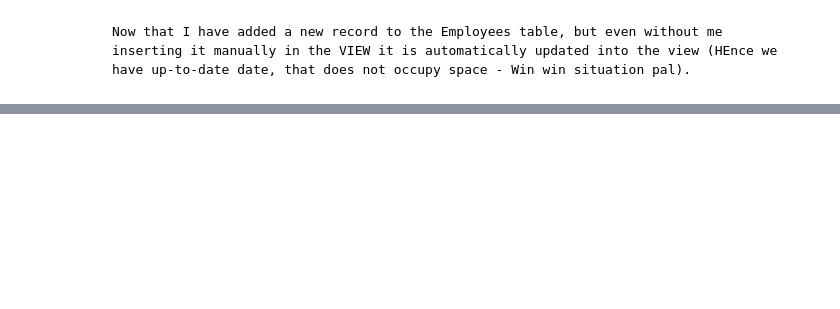
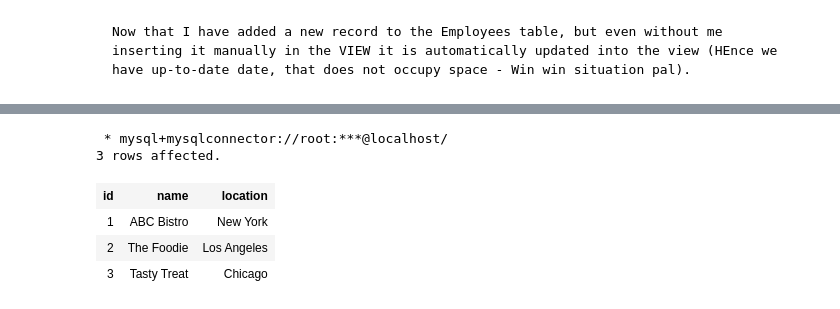
Before and after one commit to LShreeChaithanya/Solid_fundamentals_SQL, a Jupyter notebook: sql_learning.ipynb, the cells around one changed output, grey strips where cells are left out. Drawn from its saved outputs; the diff is of its cells as text; code cells hidden in the pictures; blank space fills up the shorter version.

```diff
--- a/sql_learning.ipynb
+++ b/sql_learning.ipynb
@@ -2413,0 +2469,11 @@ SELECT * FROM high_earners;
+# %%
+%%sql
+
+SELECT * FROM Restaurants;
+# %% [output]
+ * mysql+mysqlconnector://root:***@localhost/
+3 rows affected.
+| id | name | location |
+| 1 | ABC Bistro | New York |
+| 2 | The Foodie | Los Angeles |
+| 3 | Tasty Treat | Chicago |
```
Also changed, not shown: parts of 31 cells of this notebook, 1 other file.
